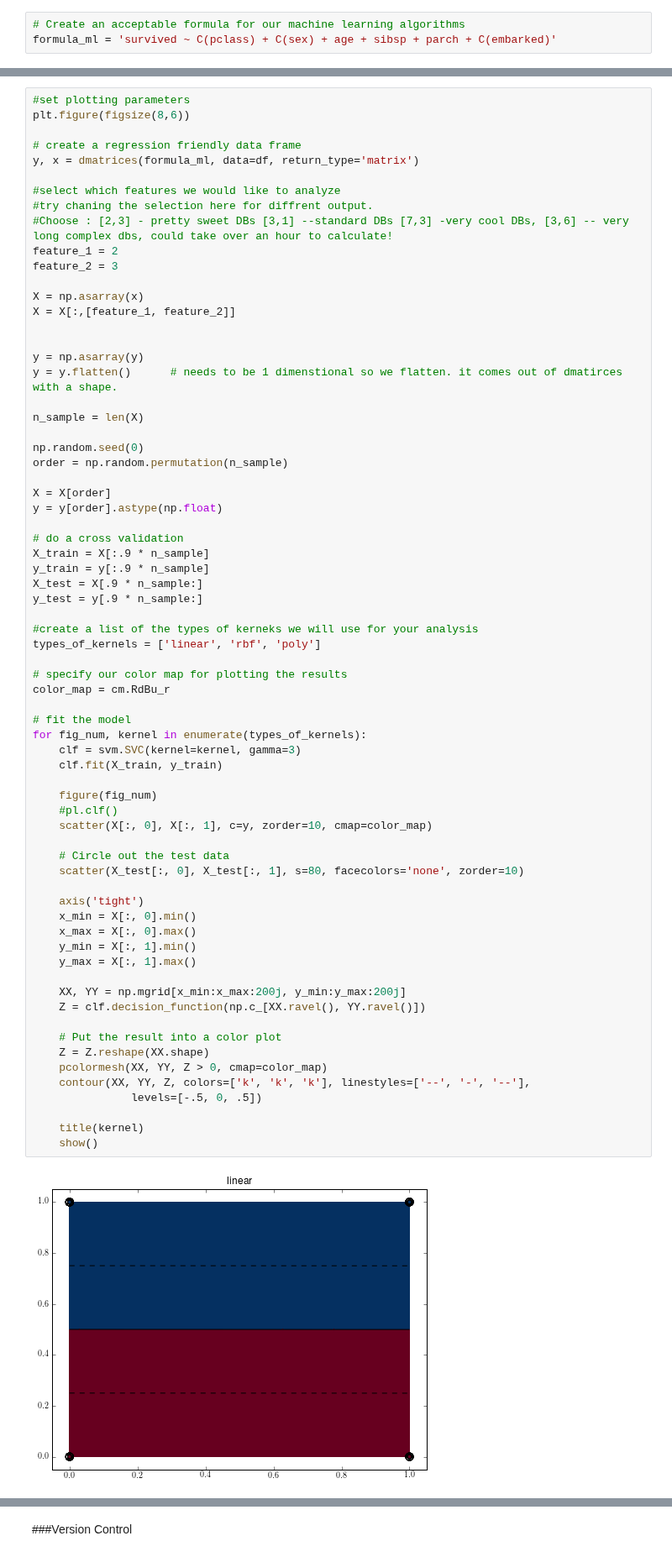
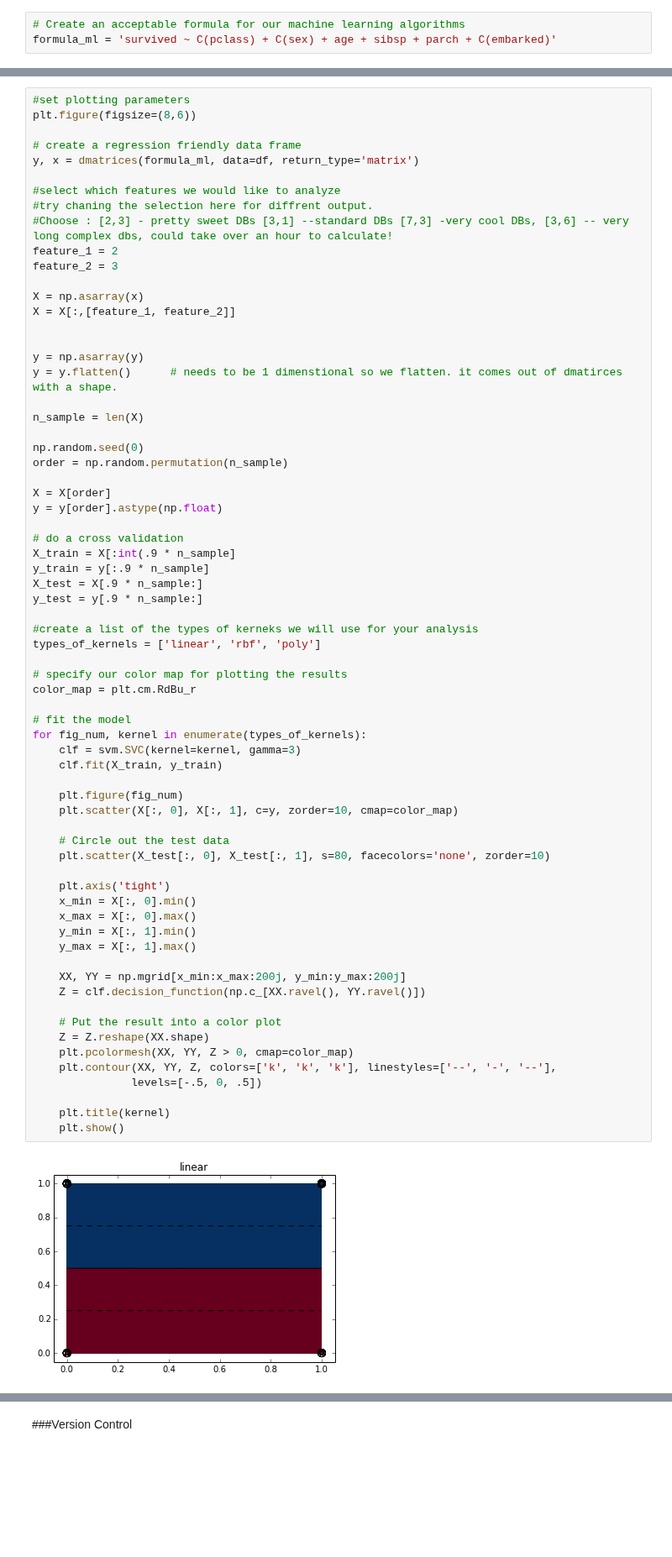
Before and after one commit to agconti/kaggle-titanic, a Jupyter notebook: Titanic.ipynb, the cells around one changed output, grey strips where cells are left out. Shown at 84% size. Saved outputs shown, nothing was run; the diff lists cells and outputs as text; blank space fills up the shorter version.

```diff
--- a/Titanic.ipynb
+++ b/Titanic.ipynb
@@ -491,7 +499,7 @@ That looks pretty linear to me.
 This process of transforming models so that they can be better expressed in a different mathematical plane is exactly what the Support Vector Machine does for us. The math behind how it does that is not trivial, so if your interested; put on your reading glasses and head over [here](http://dustwell.com/PastWork/IntroToSVM.pdf). Below is the process of implementing a SVM model and examining the results after the SVM transforms our equation into three different mathematical plains. The first is linear, and is similar to our logic model. Next is an exponential, polynomial, transformation and finally a blank transformation.
 # %%
 #set plotting parameters
-plt.figure(figsize(8,6))
+plt.figure(figsize=(8,6))
 
 # create a regression friendly data frame
 y, x = dmatrices(formula_ml, data=df, return_type='matrix')
@@ -518,46 +526,45 @@ X = X[order]
 y = y[order].astype(np.float)
 
 # do a cross validation
-X_train = X[:.9 * n_sample]
+X_train = X[:int(.9 * n_sample]
 y_train = y[:.9 * n_sample]
 X_test = X[.9 * n_sample:]
 y_test = y[.9 * n_sample:]
 
 #create a list of the types of kerneks we will use for your analysis
 types_of_kernels = ['linear', 'rbf', 'poly']
 
 # specify our color map for plotting the results
-color_map = cm.RdBu_r
+color_map = plt.cm.RdBu_r
 
 # fit the model
 for fig_num, kernel in enumerate(types_of_kernels):
     clf = svm.SVC(kernel=kernel, gamma=3)
     clf.fit(X_train, y_train)
 
-    figure(fig_num)
-    #pl.clf()
-    scatter(X[:, 0], X[:, 1], c=y, zorder=10, cmap=color_map)
+    plt.figure(fig_num)
+    plt.scatter(X[:, 0], X[:, 1], c=y, zorder=10, cmap=color_map)
 
     # Circle out the test data
-    scatter(X_test[:, 0], X_test[:, 1], s=80, facecolors='none', zorder=10)
+    plt.scatter(X_test[:, 0], X_test[:, 1], s=80, facecolors='none', zorder=10)
 
-    axis('tight')
+    plt.axis('tight')
     x_min = X[:, 0].min()
     x_max = X[:, 0].max()
     y_min = X[:, 1].min()
     y_max = X[:, 1].max()
 
     XX, YY = np.mgrid[x_min:x_max:200j, y_min:y_max:200j]
     Z = clf.decision_function(np.c_[XX.ravel(), YY.ravel()])
 
     # Put the result into a color plot
     Z = Z.reshape(XX.shape)
-    pcolormesh(XX, YY, Z > 0, cmap=color_map)
-    contour(XX, YY, Z, colors=['k', 'k', 'k'], linestyles=['--', '-', '--'],
+    plt.pcolormesh(XX, YY, Z > 0, cmap=color_map)
+    plt.contour(XX, YY, Z, colors=['k', 'k', 'k'], linestyles=['--', '-', '--'],
                levels=[-.5, 0, .5])
 
-    title(kernel)
-    show()
+    plt.title(kernel)
+    plt.show()
 # %% [output]
-[figure, old version]
+[figure, new version]
 <matplotlib.figure.Figure at 0x...>
```
Also changed, not shown: parts of 17 cells of this notebook, 2 other files.
